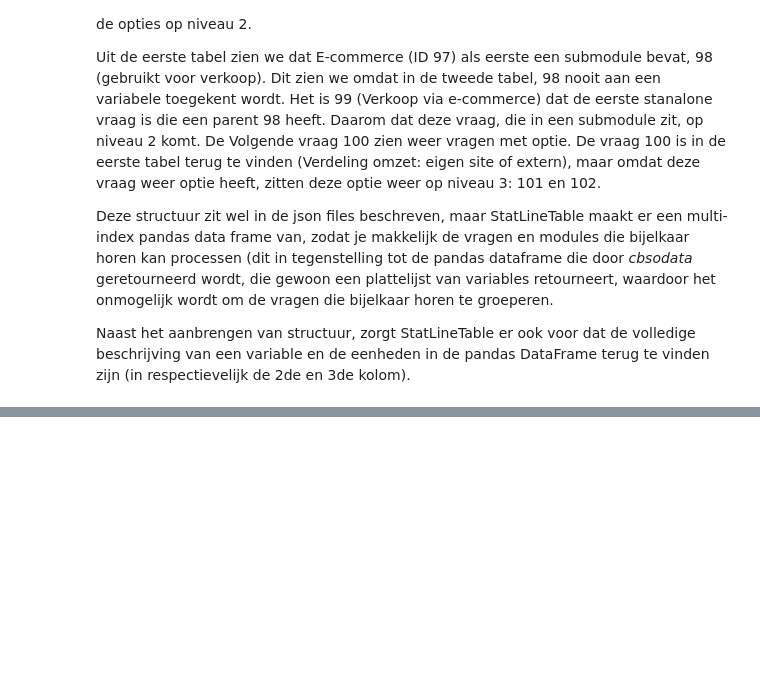
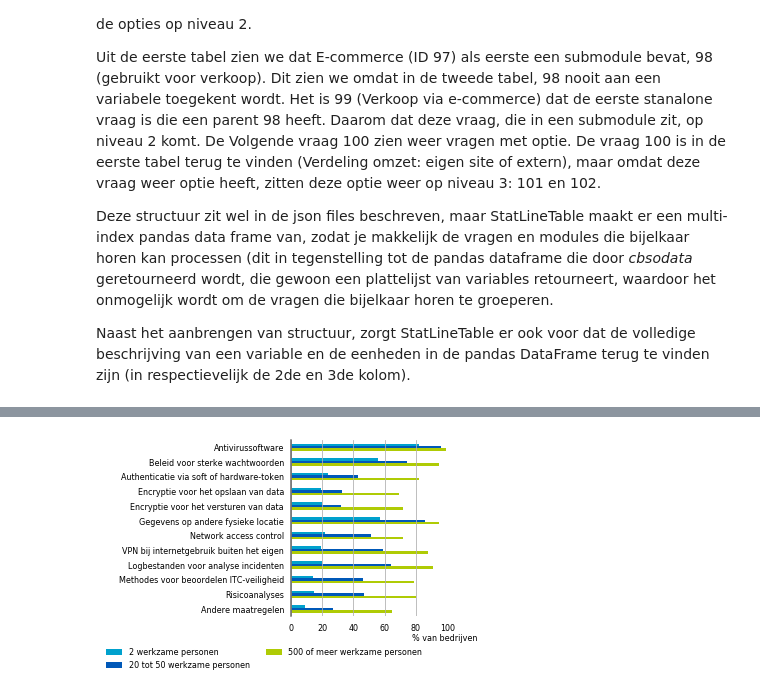
Before and after one commit to SNStatComp/cbs_utils, a Jupyter notebook: examples/statline_plot.ipynb, the cells around one changed output, grey strips where cells are left out. Saved outputs shown, nothing was run; the diff lists cells and outputs as text; code cells hidden in the pictures; blank space fills up the shorter version.

```diff
--- a/examples/statline_plot.ipynb
+++ b/examples/statline_plot.ipynb
@@ -154,0 +356,4 @@ statline = StatLineTable(table_id=table_id, show_plot=True, make_the_plots=True)
+# %%
+fig
+# %% [output]
+[figure, added]
```
Also changed, not shown: parts of 58 cells of this notebook, 3 other files.
